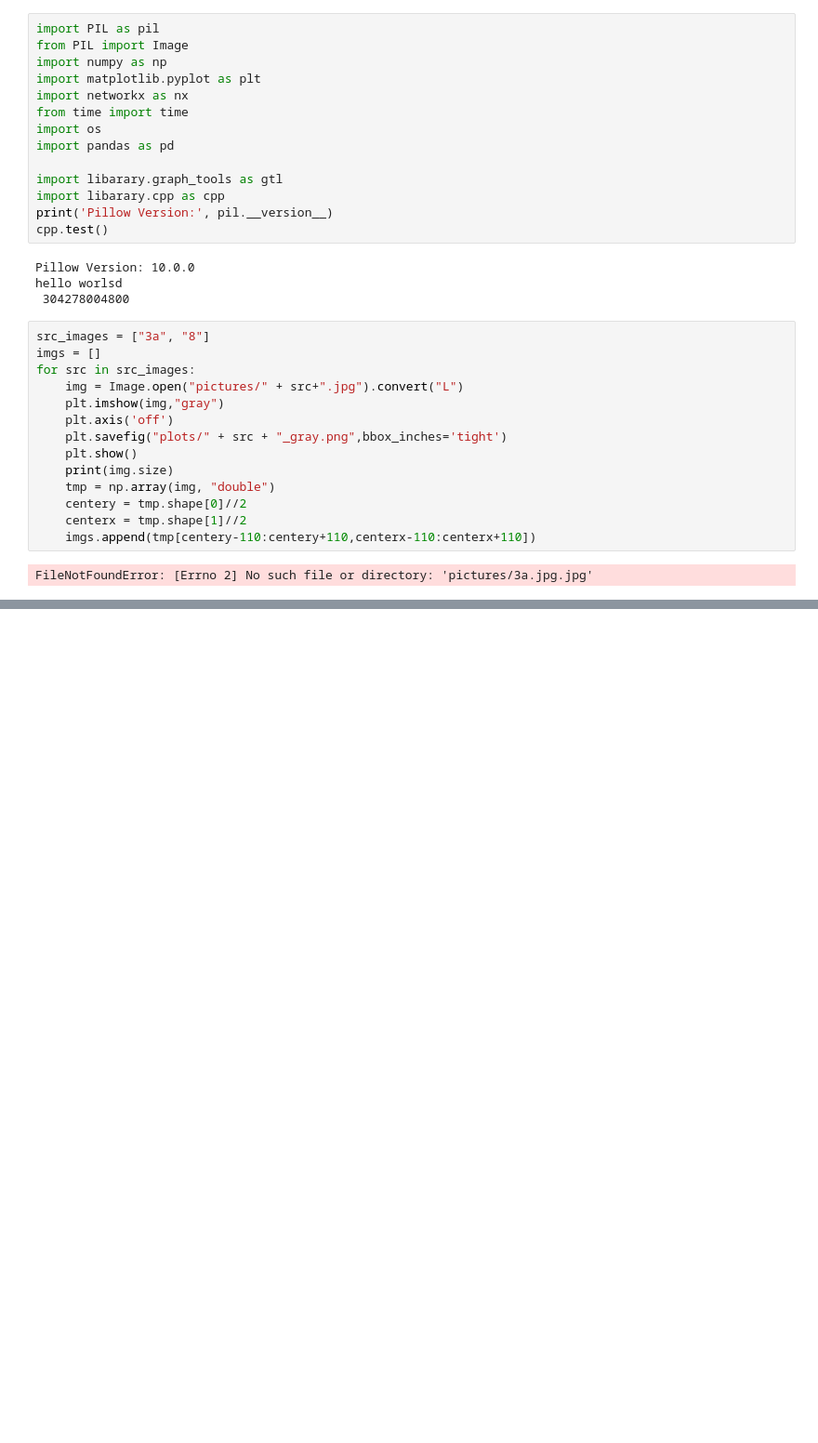
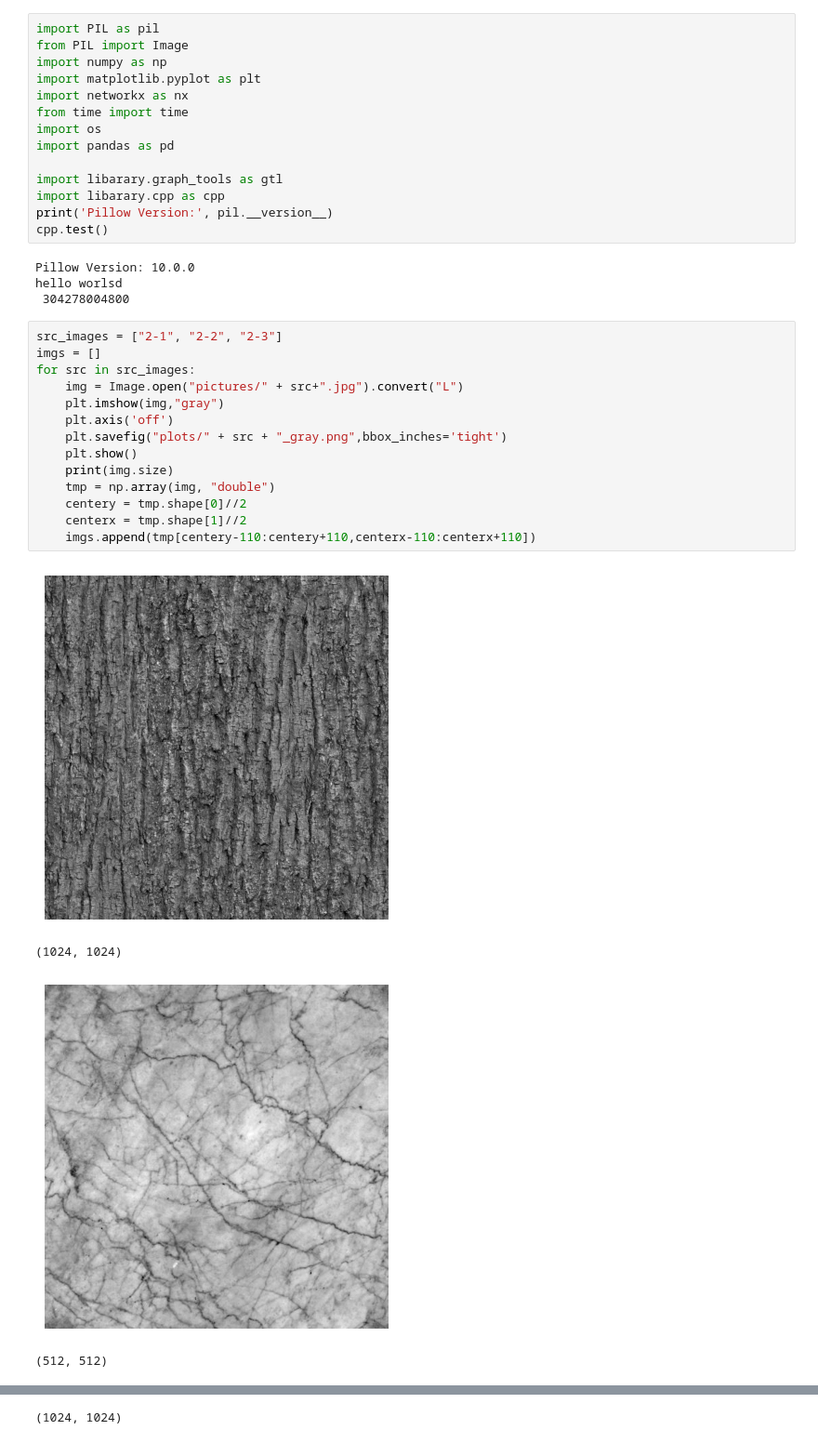
Before and after one commit to Eldadkro/ShapeOfData, a Jupyter notebook: naturalTextures.ipynb, the cells around one changed output, grey strips where cells are left out. Shown at 93% size. Saved outputs shown, nothing was run; the diff lists cells and outputs as text; blank space fills up the shorter version.

```diff
--- a/naturalTextures.ipynb
+++ b/naturalTextures.ipynb
@@ -17,18 +17,21 @@ Pillow Version: 10.0.0
 hello worlsd
  304278004800
 # %%
-src_images = ["3a", "8"]
+src_images = ["2-1", "2-2", "2-3"]
 imgs = []
 for src in src_images:
     img = Image.open("pictures/" + src+".jpg").convert("L")
     plt.imshow(img,"gray")
     plt.axis('off')
     plt.savefig("plots/" + src + "_gray.png",bbox_inches='tight')
     plt.show()
     print(img.size)
     tmp = np.array(img, "double")
     centery = tmp.shape[0]//2
     centerx = tmp.shape[1]//2
     imgs.append(tmp[centery-110:centery+110,centerx-110:centerx+110])
 # %% [output]
+[figure, added]
-FileNotFoundError: [Errno 2] No such file or directory: 'pictures/3a.jpg.jpg'
+(1024, 1024)
+[figure, added]
+(512, 512)
@@ -35,3 +39,4 @@ FileNotFoundError: [Errno 2] No such file or directory: 'pictures/3a.jpg.jpg'
+(1024, 1024)
 # %%
 for img in imgs:
     plt.imshow(img,"gray")
```
Also changed, not shown: parts of 5 cells of this notebook, 47 other files.
